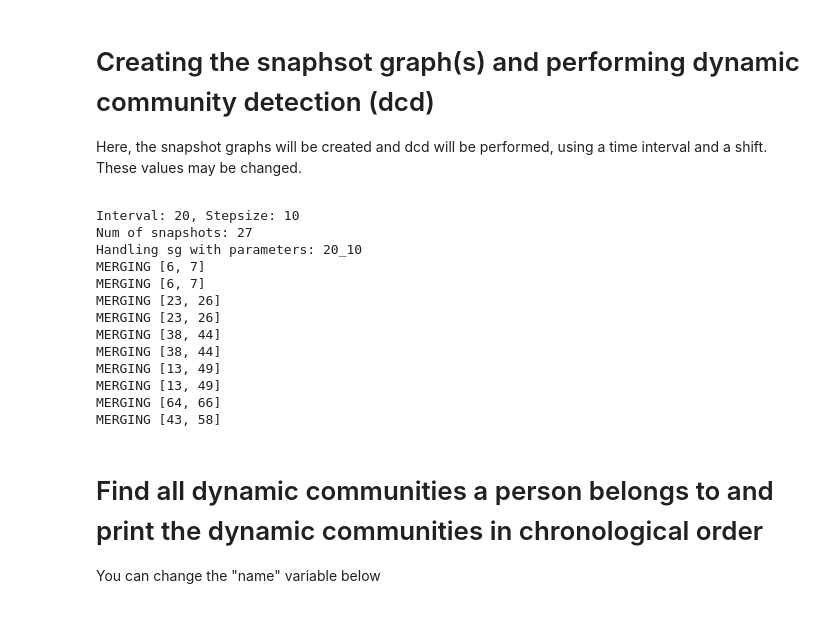
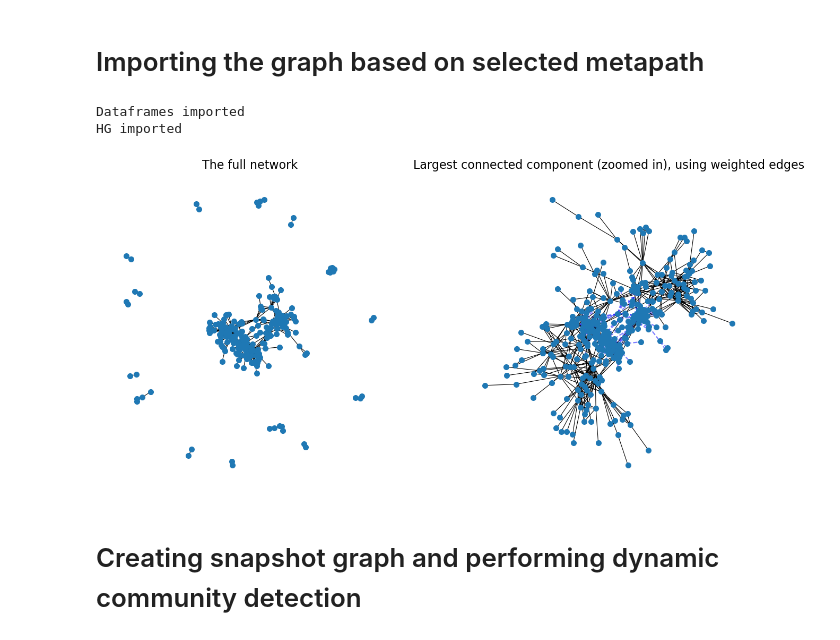
Before and after one commit to ImanHashemi/ga_cd, a Jupyter notebook: dynamic_cd.ipynb, the cells around one changed output. Cells and saved outputs as stored; diff of their text form; code cells hidden in the pictures.

```diff
--- a/dynamic_cd.ipynb
+++ b/dynamic_cd.ipynb
@@ -37,22 +42,22 @@ BIB = """PREFIX sem: <http://semanticweb.cs.vu.nl/2009/11/sem/>
         PREFIX rdf: <http://www.w3.org/1999/02/22-rdf-syntax-ns#>
         PREFIX rdfs: <http://www.w3.org/2000/01/rdf-schema#>
         SELECT * WHERE {
-                GRAPH <https://data.goldenagents.org/datasets/u692bc364e9d7fa97b3510c6c0c8f2bb9a0e5123b/processes_of_creativity_20220128> {
+           GRAPH <https://data.goldenagents.org/datasets/u692bc364e9d7fa97b3510c6c0c8f2bb9a0e5123b/processes_of_creativity_20220128> {
 
-                        ?b schema:illustrator ?w1, ?w2 ;
-                                schema:publication ?publicationEvent .
+            ?b a schema:Book ;
+                schema:illustrator ?w1, ?w2 ;
+                schema:publication ?publicationEvent .
 
-                        # Iets expliciet maken helpt altijd voor de query-processor.
-                        ?publicationEvent a schema:PublicationEvent .
+            ?publicationEvent a schema:PublicationEvent .
 
-                        OPTIONAL { ?publicationEvent sem:hasEarliestBeginTimeStamp ?bt}.
-                        OPTIONAL { ?publicationEvent sem:hasLatestEndTimeStamp ?et}.
+            OPTIONAL { ?publicationEvent sem:hasEarliestBeginTimeStamp ?bt} .
 
-                        FILTER(?w1 != ?w2).
-                        # FILTER(?w1 < ?w2) # RDF kent geen volgorde
-                }
+            OPTIONAL { ?publicationEvent sem:hasLatestEndTimeStamp ?et} .
+
+            FILTER(?w1 != ?w2)
+            FILTER(STR(?w1) < STR(?w2))
+            }
         }"""
-
 # Contributor - Book - Contributor
 BCB = """PREFIX sem: <http://semanticweb.cs.vu.nl/2009/11/sem/>
         PREFIX xsd:  <http://www.w3.org/2001/XMLSchema#>
@@ -75,12 +80,15 @@ BCB = """PREFIX sem: <http://semanticweb.cs.vu.nl/2009/11/sem/>
                         # FILTER(?w1 < ?w2) # RDF kent geen volgorde
                 }
         }"""
+# Contributor/Illustrator/Publisher - Book - Contributor/Illustrator/Publisher
 BCPIB = """PREFIX sem: <http://semanticweb.cs.vu.nl/2009/11/sem/>
                 PREFIX xsd:  <http://www.w3.org/2001/XMLSchema#>
                 PREFIX schema: <http://schema.org/>
                 PREFIX rdf: <http://www.w3.org/1999/02/22-rdf-syntax-ns#>
                 PREFIX rdfs: <http://www.w3.org/2000/01/rdf-schema#>
                 SELECT * WHERE {
+
+                GRAPH <https://data.goldenagents.org/datasets/u692bc364e9d7fa97b3510c6c0c8f2bb9a0e5123b/processes_of_creativity_20220128> {
 
                 ?b schema:illustrator|schema:contributor|schema:publication/schema:publishedBy ?w1, ?w2 ;
                         schema:publication ?publicationEvent .
@@ -92,12 +100,12 @@ BCPIB = """PREFIX sem: <http://semanticweb.cs.vu.nl/2009/11/sem/>
                 OPTIONAL { ?publicationEvent sem:hasLatestEndTimeStamp ?et}.
                 # OPTIONAL { ?bt a ?type}.  # Typo in de STCN
 
-                FILTER(?w1 != ?w2).
-                # FILTER(xsd:integer(?bt) < 1800).
-                # FILTER(?w1 < ?w2)  # RDF kent geen volgorde
-}"""
+                FILTER(?w1 != ?w2)
+                FILTER(STR(?w1) < STR(?w2))
+}}"""
+
 
 metapaths = { "BIB" : BIB,
               "BCB" : BCB,
-              "BCPIB" : BCPIB
+              "BCPIB" : BCPIB,
             }
@@ -166,30 +112,14 @@ HG imported
-# %% [markdown]
-<h1>Creating the snaphsot graph(s) and performing dynamic community detection (dcd)</h1>
-
-<p>Here, the snapshot graphs will be created and dcd will be performed, using a time interval and a shift. These values may be changed.<p>
-# %%
-interval = 20
-shift = 10
-
-snapshot_graph = dynamic_cd.create_snapshot_graph(hg, interval, shift)
-theta = 0.3
-(dcd_results_init_partition, tc, snapshots, snapshot_times) = dynamic_cd.execute_dcd(snapshot_graph, f"{interval}_{shift}")
-dynamic_coms = dynamic_cd.matching(tc, theta)
-# %% [output]
-Interval: 20, Stepsize: 10
-Num of snapshots: 27
-Handling sg with parameters: 20_10
-MERGING [6, 7]
-MERGING [6, 7]
-MERGING [23, 26]
-MERGING [23, 26]
-MERGING [38, 44]
-MERGING [38, 44]
-MERGING [13, 49]
-MERGING [13, 49]
-MERGING [64, 66]
-MERGING [43, 58]
-# %% [markdown]
-<h1>Find all dynamic communities a person belongs to and print the dynamic communities in chronological order</h1>
-
-<p>You can change the "name" variable below</p>
+# %% [markdown]
+<h1>Importing the graph based on selected metapath</h1>
+# %%
+# YOU CAN EDIT THIS TO CHANGE THE USED META-PATH
+selected_metapath = "BIB"
+
+(df, names_df, attributes_df, hg) = hintohg.init_data(selected_metapath, metapaths)
+vizualisation.draw_hg(hg)
+# %% [output]
+Dataframes imported
+HG imported
+[figure, added]
+# %% [markdown]
+<h1>Creating snapshot graph and performing dynamic community detection</h1>
```
Also changed, not shown: parts of 16 cells of this notebook, 3 other files.
